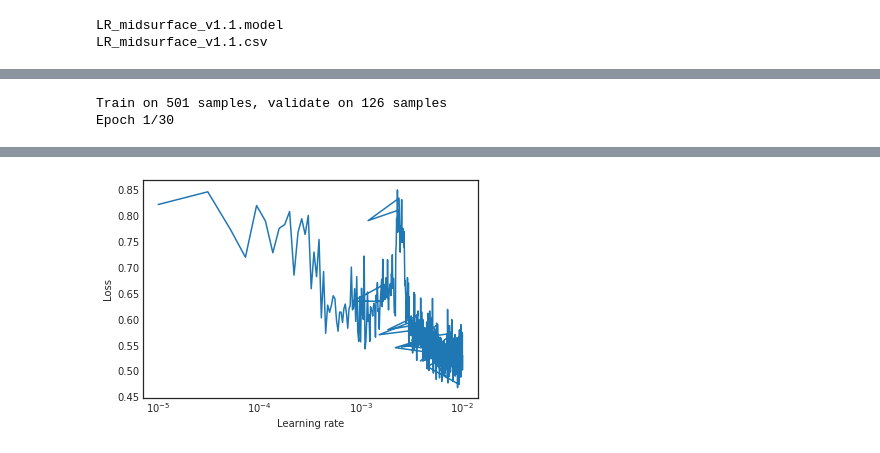
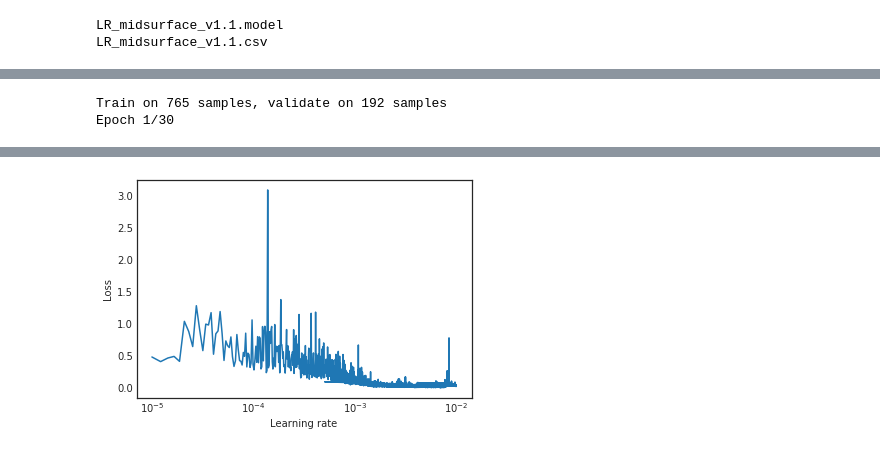
Before and after one commit to praveentn/MidcurveNN, a Jupyter notebook: sgd_callback_1.ipynb, the cells around one changed output, grey strips where cells are left out. Saved outputs shown, nothing was run; the diff lists cells and outputs as text; code cells hidden in the pictures.

```diff
--- a/sgd_callback_1.ipynb
+++ b/sgd_callback_1.ipynb
@@ -132,7 +132,7 @@ def get_training_data(datafolder=input_data_folder):
 # %%
 profile_pngs_objs = ()
 midcurve_pngs_objs = ()
-shapes = ["CapI", "Iuvw", "Luvw", "Plus", "SqLu", "Tuvw", "Vuvw"]
+shapes = ["CapI", "InvV", "Iuvw", "Luvw", "Plus", "Sm_n", "SqLu", "Tuvw", "Vuvw", ]
 
 for shape in shapes:
     print(shape)
@@ -196,7 +200,7 @@ def get_train_test_split(profile_pngs_gray_objs, midcurve_pngs_gray_objs, encodi
     y_test = midcurve_pngs_objs[train_size:]
     '''
     x_train, x_test, y_train, y_test = train_test_split(profile_pngs_objs, midcurve_pngs_objs,
-                                                        test_size=0.2, random_state=37)
+                                                        test_size=0.05, random_state=37)
     return x_train, x_test, y_train, y_test
 # %%
 x_train, x_test, y_train, y_test = get_train_test_split(profile_pngs_objs, midcurve_pngs_objs)
@@ -844,7 +870,7 @@ model = Model(input_x, output_layer)
 
 reduce_lr = ReduceLROnPlateau(monitor='val_my_iou_metric_2', mode = 'max',factor=0.5, patience=2, min_lr=0.00001, verbose=1)
 epochs = 30
-batch_size = 32
+batch_size = 5
 epoch_size = len(x_trn)
 lr=0.001
 lr_finder = LRFinder(min_lr=1e-5,
@@ -863,5 +889,5 @@ history = model.fit(x_trn, y_trn,
 lr_finder.plot_loss()
 mt2 = time.time()
 # %% [output]
-Train on 501 samples, validate on 126 samples
+Train on 765 samples, validate on 192 samples
 Epoch 1/30
@@ -885,4 +911,4 @@ Epoch 30/30
-[figure, old version]
+[figure, new version]
 # %%
 encoded_imgs = model.predict(x_val)
 decoded_imgs = model.predict(encoded_imgs)
```
Also changed, not shown: parts of 23 cells of this notebook.
